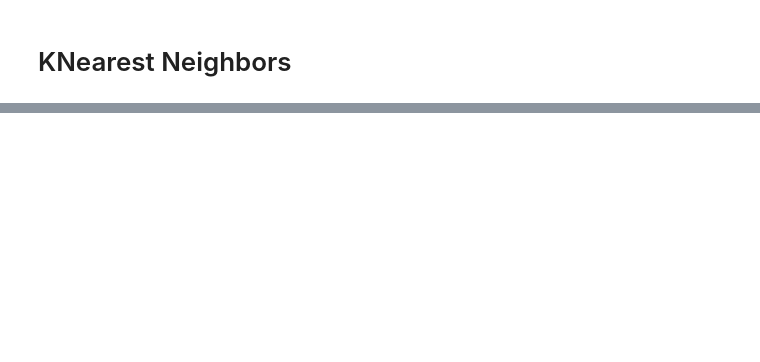
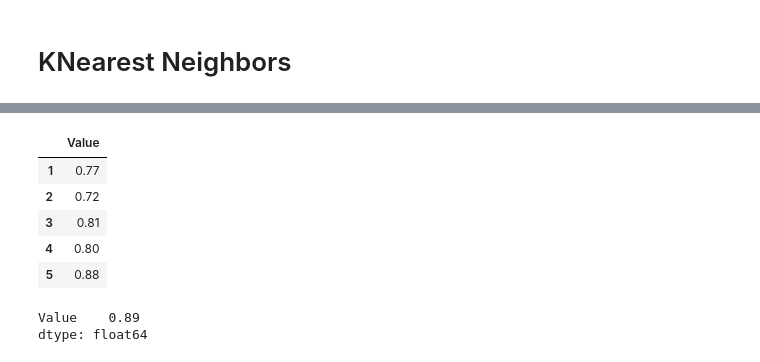
Before and after one commit to robotautas/kursas, a Jupyter notebook: Machine Learning/klasifikatoriai_uzduotis.ipynb, the cells around one changed output, grey strips where cells are left out. Cells and saved outputs as stored; diff of their text form; code cells hidden in the pictures; blank space fills up the shorter version.

```diff
--- a/Machine Learning/klasifikatoriai_uzduotis.ipynb
+++ b/Machine Learning/klasifikatoriai_uzduotis.ipynb
@@ -320,0 +369,9 @@ Nors algoritmas save vertina geriau už kitus, pasitikrinus y_test reikšmes ir
+# %%
+def find_optimal(neighbors):
+    score_list = []
+    for i in range(neighbors):
+        fishies = KNeighborsClassifier(n_neighbors = i+1).fit(XX_train, yy_train)
+        score_list.append(fishies.score(XX_test, yy_test))
+    return score_list
+# %%
+neighbor_vals = find_optimal(132)
@@ -320,0 +380,16 @@ Nors algoritmas save vertina geriau už kitus, pasitikrinus y_test reikšmes ir
+# %%
+best_param = pd.DataFrame(neighbor_vals, list(range(1,133)), columns=['Value'] )
+# %%
+best_param.head()
+# %% [output]
+|  | Value |
+| 1 | 0.77 |
+| 2 | 0.72 |
+| 3 | 0.81 |
+| 4 | 0.80 |
+| 5 | 0.88 |
+# %%
+best_param.max()
+# %% [output]
+Value    0.89
+dtype: float64
```
Also changed, not shown: parts of 11 cells of this notebook.
